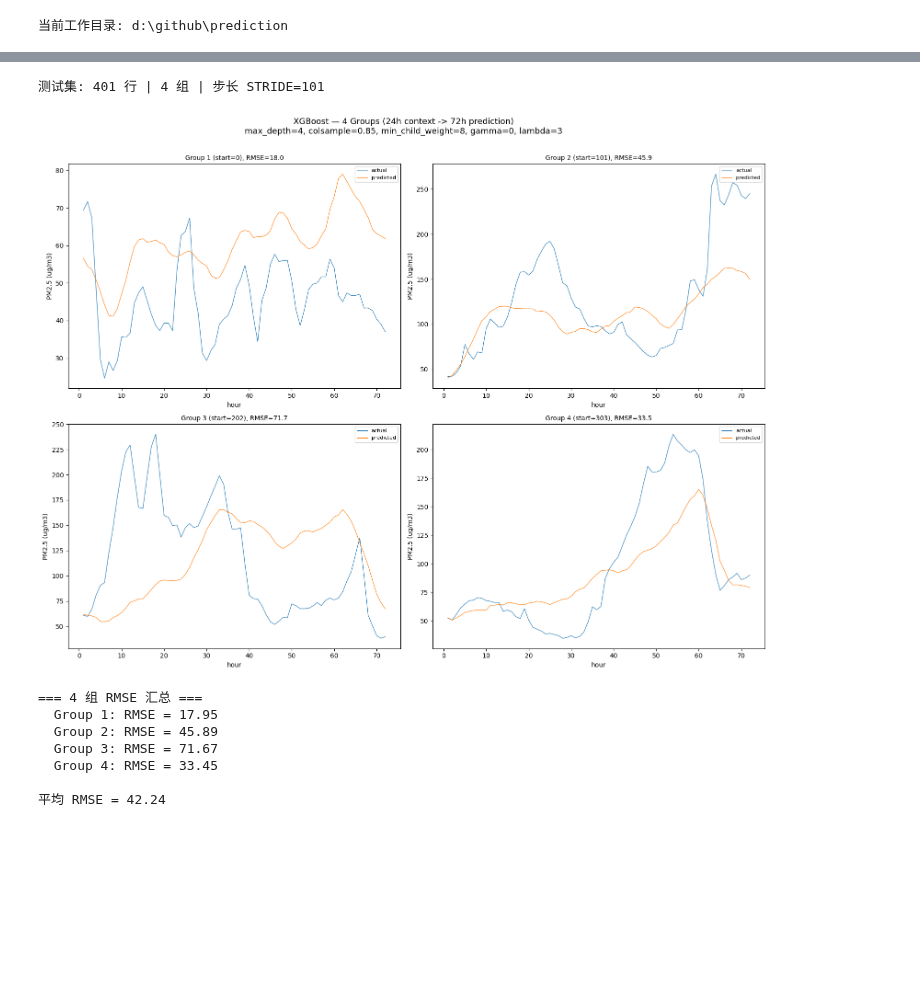
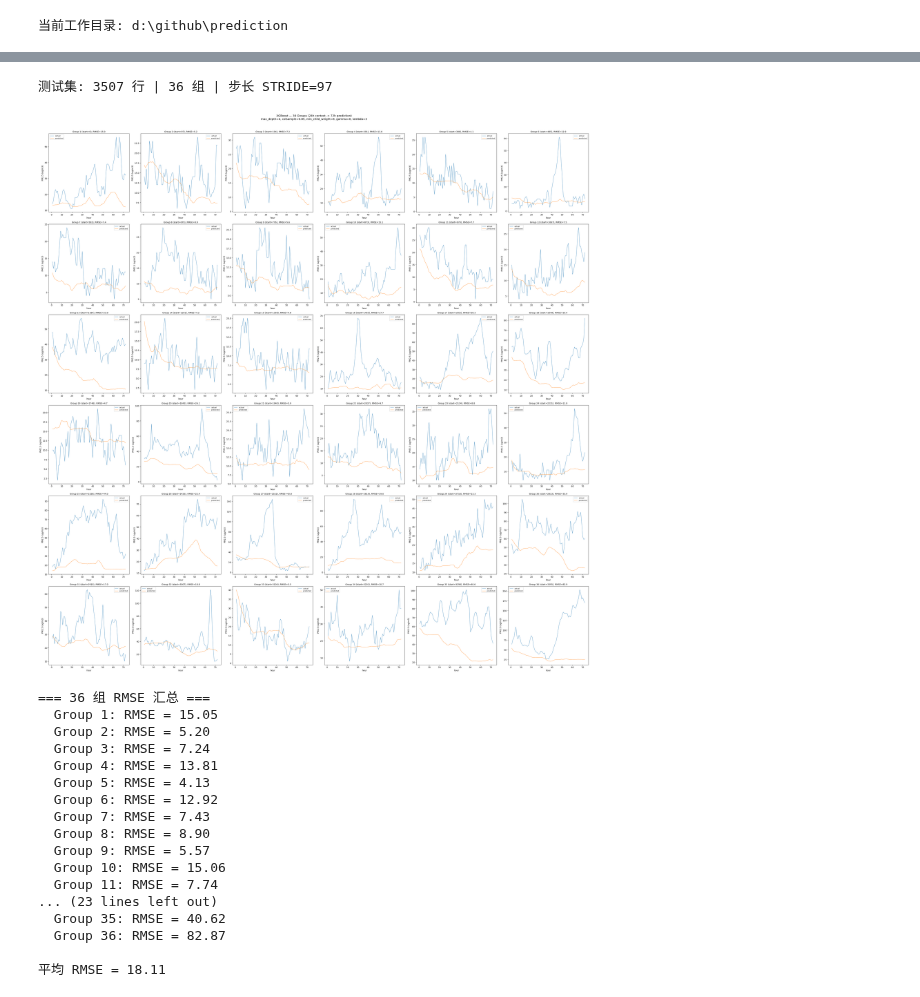
Before and after one commit to sakurantic/prediction, a Jupyter notebook: notes/xg_boost(3).ipynb, the cells around one changed output, grey strips where cells are left out. Saved outputs shown, nothing was run; the diff lists cells and outputs as text; code cells hidden in the pictures; blank space fills up the shorter version.

```diff
--- a/notes/xg_boost(3).ipynb
+++ b/notes/xg_boost(3).ipynb
@@ -35,9 +35,8 @@ print('当前工作目录:', os.getcwd())
 #   - 隐患3: 移除 sigma2/2 偏置修正 (1步方差不适用72步递归)
 # ============================================================
 
-# --- 1. 读取原始数据 ---
-df_train_raw = pd.read_csv('data/ShanghaiPM_Training.csv', na_values='NA')
-df_test_raw  = pd.read_csv('data/ShanghaiPM_Test.csv',  na_values='NA')
+# --- 1. 读取原始数据 (1141A 普陀站, 2016-2023) ---
+df_raw = pd.read_csv('data/ShanghaiPM_full.csv', na_values='NA')
 
 # --- 2. 数据清洗 + 特征工程 ---
 # 气象外生变量列表
@@ -107,9 +106,16 @@ def preprocess(df):
 
     return df
 
-df_train = preprocess(df_train_raw)
-df_test  = preprocess(df_test_raw)
-print(f'训练集: {df_train.shape}  |  测试集: {df_test.shape}')
+# --- 2b. 预处理 + 80/15/5 分割 ---
+df_all = preprocess(df_raw)
+n_total = len(df_all)
+n_train = int(n_total * 0.80)   # 80% 训练
+n_val   = int(n_total * 0.15)   # 15% 早停验证
+# 剩余 5% 作为最终测试集
+df_train = df_all.iloc[:n_train]
+df_val_full = df_all.iloc[n_train:n_train + n_val]
+df_test  = df_all.iloc[n_train + n_val:]
+print(f'总计: {n_total} | 训练集: {len(df_train)} | 验证集: {len(df_val_full)} | 测试集: {len(df_test)} (5%)')
 
 # --- 3. 精炼特征定义 (35 维, 不再展平 24 步) ---
 # PM2.5 保留特定滞后项: t-1, t-2, t-3, t-6, t-12, t-24
@@ -179,13 +185,12 @@ def build_features(df):
     y = pm[MAX_LAG:]
     return X, y
 
-# 从 df_train 切出最后 20% 作为验证集 (按时间顺序)
-# 修复隐患5: 验证集带 MAX_LAG 行训练集上下文, 使 lag 特征能回溯历史
-#   (rolling 已在完整序列上预计算, 不受切分影响; 但 pm_t-24 需显式上下文)
-split_idx = int(len(df_train) * 0.8)
-df_tr      = df_train.iloc[:split_idx]                      # 训练集
-df_val_ctx = df_train.iloc[split_idx - MAX_LAG:]            # 验证集 + 24h 上下文
-print(f'训练集: {len(df_tr)}  |  验证集: {len(df_val_ctx) - MAX_LAG}  |  测试集: {len(df_test)} (训练时不碰)')
+# --- 3b. 构建训练/验证特征 (验证集带上下文, 修复隐患5) ---
+# df_train = 80% 训练, df_val_full = 15% 验证 (已在 2b 中分割)
+# 验证集带 MAX_LAG 行训练集上下文, 使 lag 特征能回溯历史
+df_tr      = df_train                       # 80% 训练集
+df_val_ctx = df_all.iloc[n_train - MAX_LAG:n_train + n_val]  # 验证集 + 24h 上下文
+print(f'训练集: {len(df_tr)}  |  验证集: {len(df_val_full)}  |  测试集: {len(df_test)} (训练时不碰)')
 
 X_train, y_train = build_features(df_tr)
 X_val,   y_val   = build_features(df_val_ctx)               # 带上下文 -> 不丢失前 24h
@@ -277,13 +282,13 @@ Std 下限保护: roll6_std >= 0.0897, roll24_std >= 0.2081
 模型训练完成, 进入 4 组评估...
 # %%
 # ============================================================
-# 4 组评估: 每组 24h 上下文 + 72h 预测
+# 36 组评估: 每组 24h 上下文 + 72h 预测 (5% 测试集 = ~3507 行)
 # pm_ave 在 log 空间训练/预测, 最后用 expm1 还原 (已移除 σ²/2 偏置修正)
 # rolling 统计量在预测时动态重算 (防止偷看未来真实值)
 #   -> std 设下限保护 (修复隐患2: 防 OOD 发散)
 # 评估指标: RMSE
 # ============================================================
-N_GROUPS = 4
+N_GROUPS = 36
 N_CONTEXT = 24
 N_PREDICT = 72
 STRIDE = (len(df_test) - N_CONTEXT - N_PREDICT) // (N_GROUPS - 1)
@@ -297,7 +302,7 @@ cbwd_test = df_test[CBWD_COLS].values                     # (n, 5)
 pm_test = df_test['pm_ave'].values                        # log 空间
 
 all_rmses = []
-fig, axes = plt.subplots(2, 2, figsize=(16, 12))
+fig, axes = plt.subplots(6, 6, figsize=(36, 36))
 axes = axes.flatten()
 
 for g in range(N_GROUPS):
@@ -349,39 +354,49 @@ for g in range(N_GROUPS):
     # 1 步验证集残差方差不适用于 72 步递归; 指数放大会惩罚峰值
     preds_log  = pm_series[N_CONTEXT:]
     actual_log = pm_test[start + N_CONTEXT:start + N_CONTEXT + N_PREDICT]
     preds  = np.expm1(preds_log)
     actual = np.expm1(actual_log)
 
     # RMSE
     rmse = np.sqrt(((preds - actual) ** 2).mean())
     all_rmses.append(rmse)
 
     ax = axes[g]
     hours = np.arange(1, N_PREDICT + 1)
     ax.plot(hours, actual, linewidth=0.8, label='actual')
     ax.plot(hours, preds, linewidth=0.8, label='predicted')
     ax.set_title(f'Group {g+1} (start={start}), RMSE={rmse:.1f}', fontsize=10)
     ax.legend(fontsize=8)
     ax.set_xlabel('hour')
     ax.set_ylabel('PM2.5 (ug/m3)')
 
 plt.suptitle(f'XGBoost — {N_GROUPS} Groups (24h context -> 72h prediction)\n'
              f'max_depth=4, colsample=0.85, min_child_weight=8, gamma=0, lambda=3',
              fontsize=13, y=1.01)
 plt.tight_layout()
 plt.show()
 
 print(f'\n=== {N_GROUPS} 组 RMSE 汇总 ===')
 for g, rmse in enumerate(all_rmses):
     print(f'  Group {g+1}: RMSE = {rmse:.2f}')
 print(f'\n平均 RMSE = {np.mean(all_rmses):.2f}')
 # %% [output]
-测试集: 401 行 | 4 组 | 步长 STRIDE=101
+测试集: 3507 行 | 36 组 | 步长 STRIDE=97
-[figure, old version]
+[figure, new version]
-=== 4 组 RMSE 汇总 ===
-  Group 1: RMSE = 17.95
-  Group 2: RMSE = 45.89
-  Group 3: RMSE = 71.67
-  Group 4: RMSE = 33.45
+=== 36 组 RMSE 汇总 ===
+  Group 1: RMSE = 15.05
+  Group 2: RMSE = 5.20
+  Group 3: RMSE = 7.24
+  Group 4: RMSE = 13.81
+  Group 5: RMSE = 4.13
+  Group 6: RMSE = 12.92
+  Group 7: RMSE = 7.43
+  Group 8: RMSE = 8.90
+  Group 9: RMSE = 5.57
+  Group 10: RMSE = 15.06
+  Group 11: RMSE = 7.74
+... (23 lines left out)
+  Group 35: RMSE = 40.62
+  Group 36: RMSE = 82.87
 
-平均 RMSE = 42.24
+平均 RMSE = 18.11
```
Also changed, not shown: parts of 1 cell of this notebook, 11 other files.
